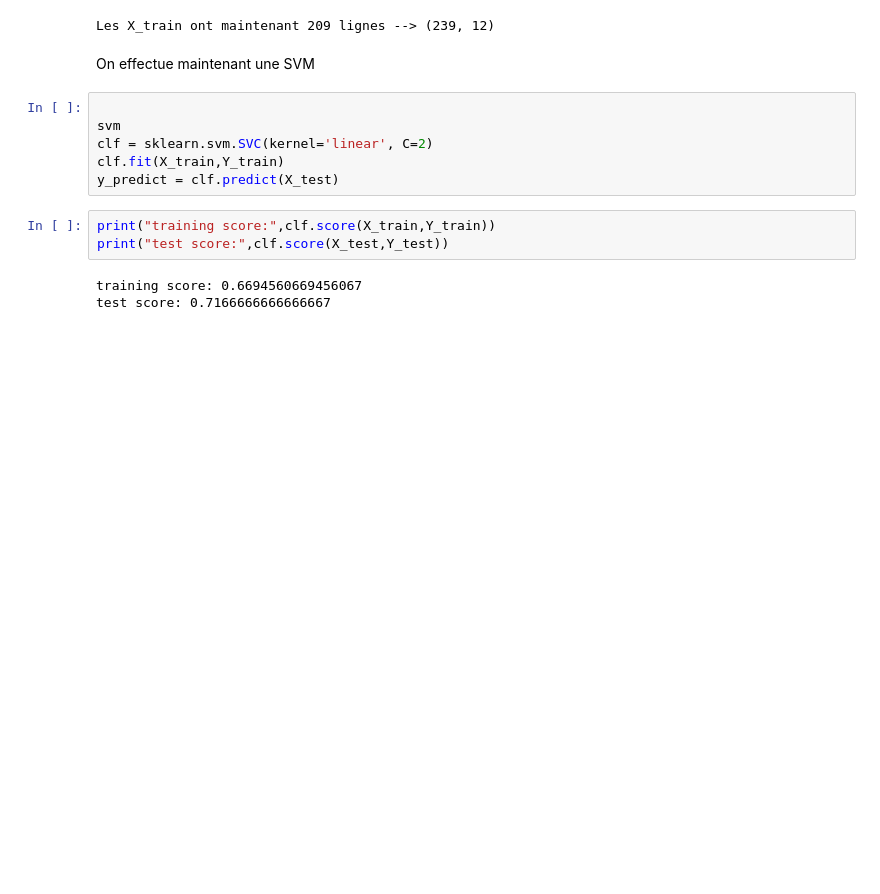
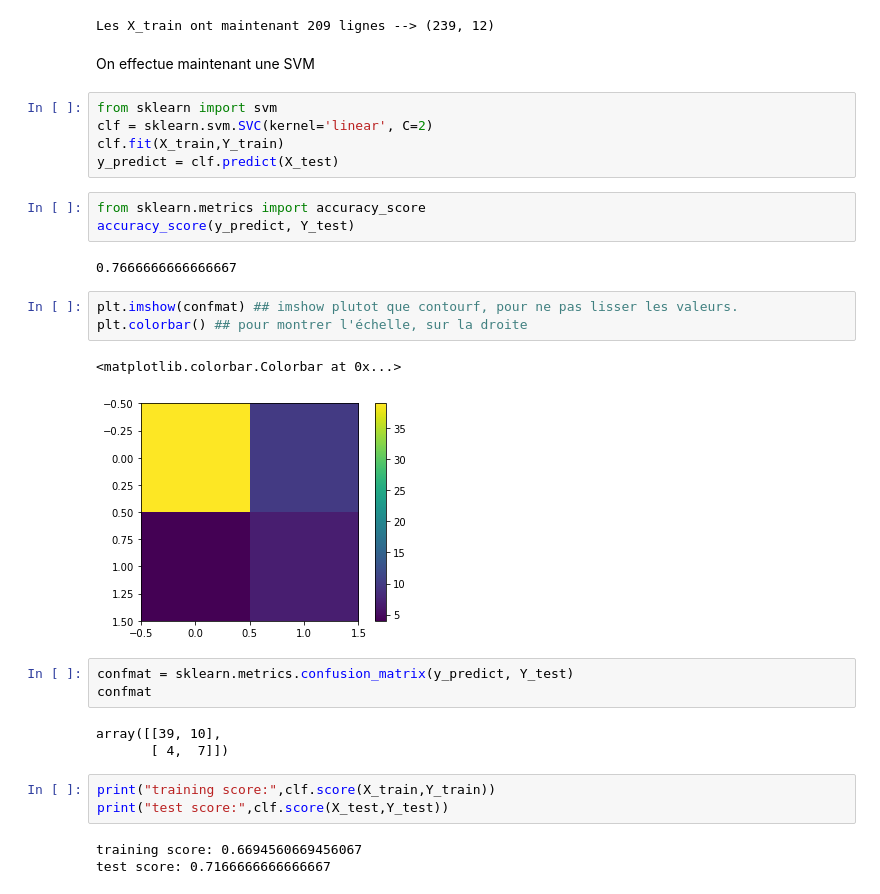
Before and after one commit to FarahTed/ProjetIA, a Jupyter notebook: Test machine learning.ipynb, the cells around one changed output. Cells and saved outputs as stored; diff of their text form; blank space fills up the shorter version.

```diff
--- a/Test machine learning.ipynb
+++ b/Test machine learning.ipynb
@@ -254,11 +266,27 @@ Les X_train ont maintenant 209 lignes --> (239, 12)
 # %% [markdown]
 On effectue maintenant une SVM
 # %%
-
-svm
+from sklearn import svm
 clf = sklearn.svm.SVC(kernel='linear', C=2)
 clf.fit(X_train,Y_train)
 y_predict = clf.predict(X_test)
+# %%
+from sklearn.metrics import accuracy_score
+accuracy_score(y_predict, Y_test)
+# %% [output]
+0.7666666666666667
+# %%
+plt.imshow(confmat) ## imshow plutot que contourf, pour ne pas lisser les valeurs.
+plt.colorbar() ## pour montrer l'échelle, sur la droite
+# %% [output]
+<matplotlib.colorbar.Colorbar at 0x...>
+[figure, added]
+# %%
+confmat = sklearn.metrics.confusion_matrix(y_predict, Y_test)
+confmat
+# %% [output]
+array([[39, 10],
+       [ 4,  7]])
 # %%
 print("training score:",clf.score(X_train,Y_train))
 print("test score:",clf.score(X_test,Y_test))
```
Also changed, not shown: parts of 14 cells of this notebook, 1 other file.
